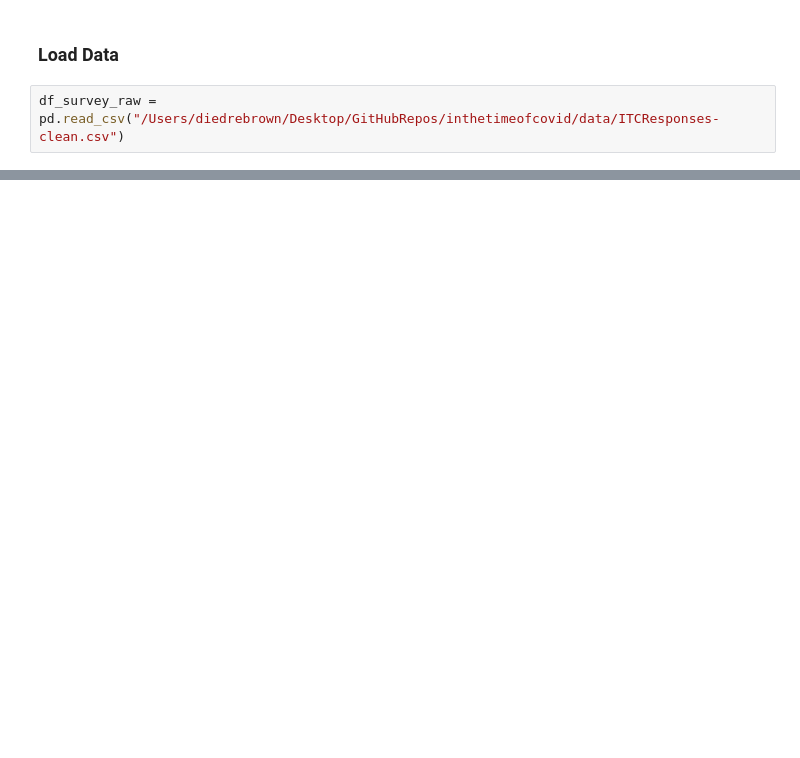
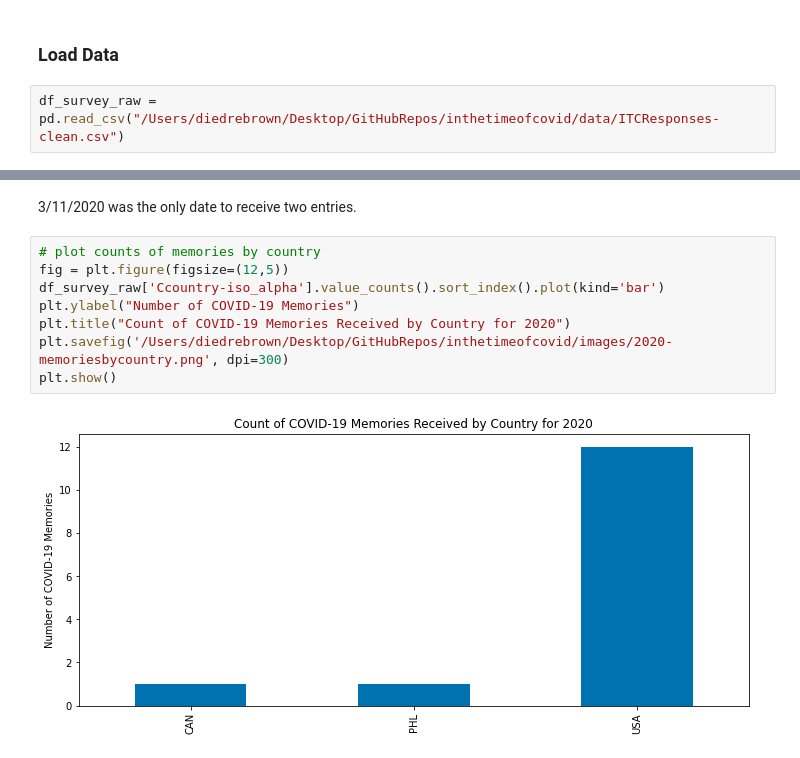
Before and after one commit to diedrebrown/inthetimeofcovid, a Jupyter notebook: notebooks/itc-text-analysis.ipynb, the cells around one changed output, grey strips where cells are left out. Drawn from its saved outputs; the diff is of its cells as text; blank space fills up the shorter version.

```diff
--- a/notebooks/itc-text-analysis.ipynb
+++ b/notebooks/itc-text-analysis.ipynb
@@ -148,0 +139,12 @@ df_memcolor.head()
+# %% [markdown]
+3/11/2020 was the only date to receive two entries.
+# %%
+# plot counts of memories by country
+fig = plt.figure(figsize=(12,5))
+df_survey_raw['Ccountry-iso_alpha'].value_counts().sort_index().plot(kind='bar')
+plt.ylabel("Number of COVID-19 Memories")
+plt.title("Count of COVID-19 Memories Received by Country for 2020")
+plt.savefig('/Users/diedrebrown/Desktop/GitHubRepos/inthetimeofcovid/images/2020-memoriesbycountry.png', dpi=300)
+plt.show()
+# %% [output]
+[figure, added]
```
Also changed, not shown: parts of 33 cells of this notebook, 10 other files.
